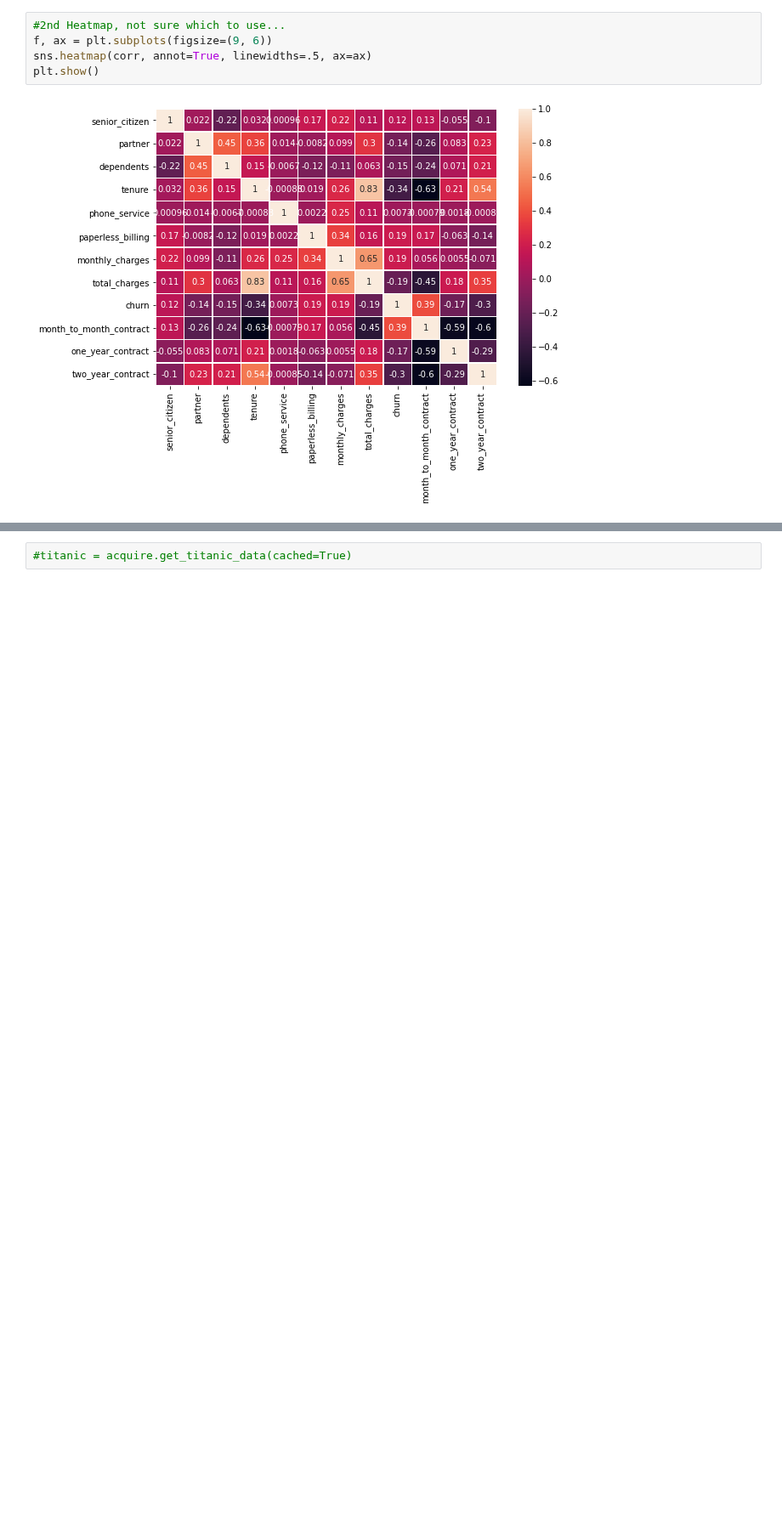
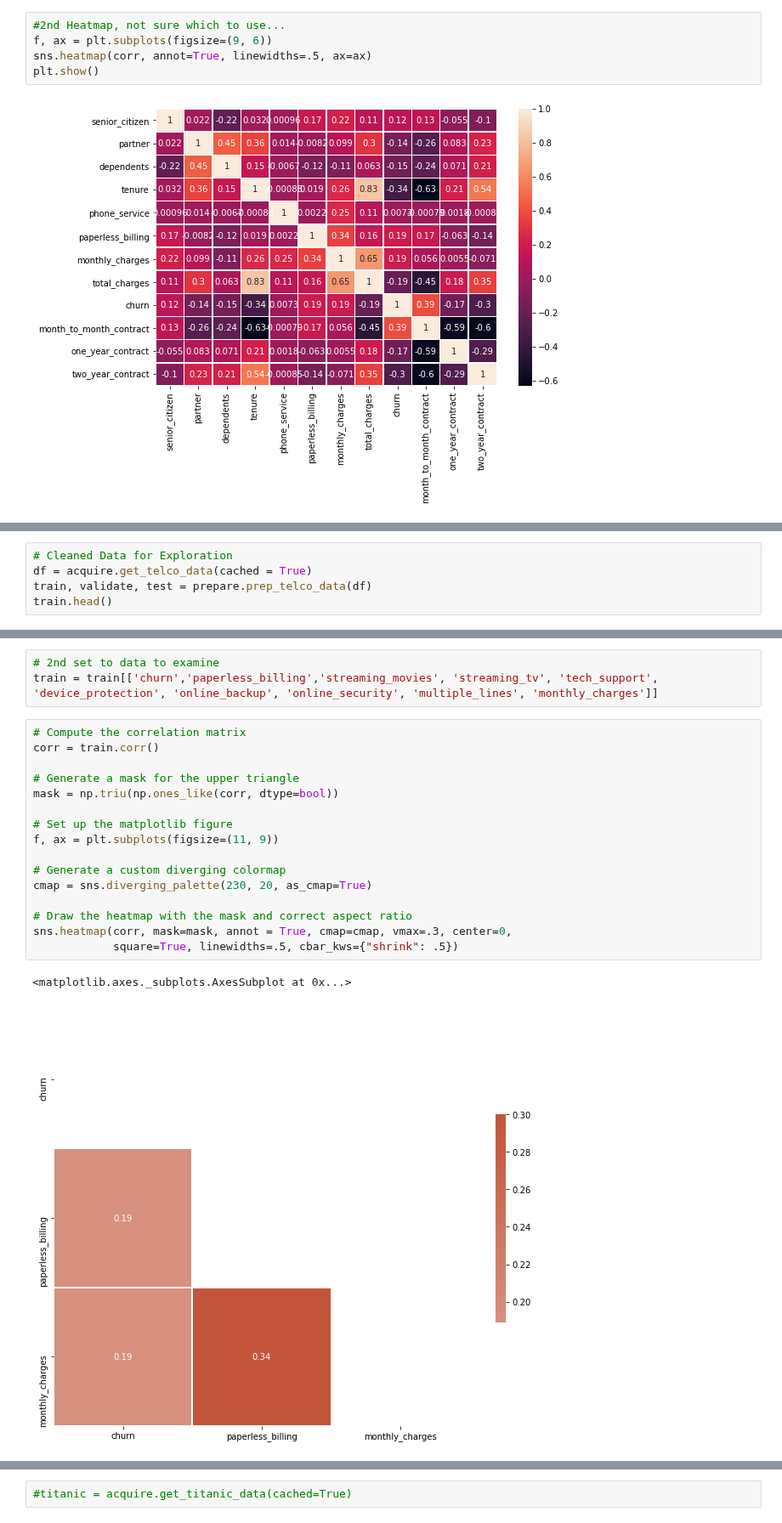
Before and after one commit to CSolitaire/classification-exercises, a Jupyter notebook: import_testing.ipynb, the cells around one changed output, grey strips where cells are left out. Shown at 85% size. Saved outputs shown, nothing was run; the diff lists cells and outputs as text; blank space fills up the shorter version.

Commit message:
More Exploration

```diff
--- a/import_testing.ipynb
+++ b/import_testing.ipynb
@@ -237,0 +308,5 @@ plt.show()
+# %%
+# Cleaned Data for Exploration
+df = acquire.get_telco_data(cached = True)
+train, validate, test = prepare.prep_telco_data(df)
+train.head()
@@ -237,0 +321,22 @@ plt.show()
+# %%
+# 2nd set to data to examine
+train = train[['churn','paperless_billing','streaming_movies', 'streaming_tv', 'tech_support', 'device_protection', 'online_backup', 'online_security', 'multiple_lines', 'monthly_charges']]
+# %%
+# Compute the correlation matrix
+corr = train.corr()
+
+# Generate a mask for the upper triangle
+mask = np.triu(np.ones_like(corr, dtype=bool))
+
+# Set up the matplotlib figure
+f, ax = plt.subplots(figsize=(11, 9))
+
+# Generate a custom diverging colormap
+cmap = sns.diverging_palette(230, 20, as_cmap=True)
+
+# Draw the heatmap with the mask and correct aspect ratio
+sns.heatmap(corr, mask=mask, annot = True, cmap=cmap, vmax=.3, center=0,
+            square=True, linewidths=.5, cbar_kws={"shrink": .5})
+# %% [output]
+<matplotlib.axes._subplots.AxesSubplot at 0x...>
+[figure, added]
```
Also changed, not shown: parts of 10 cells of this notebook.
